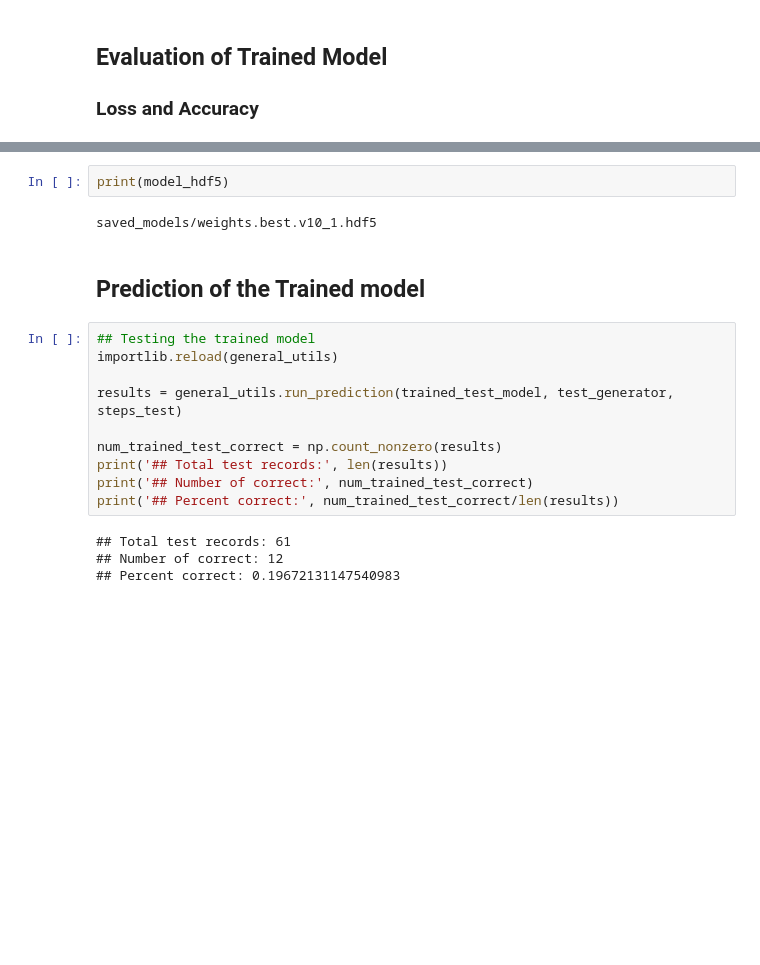
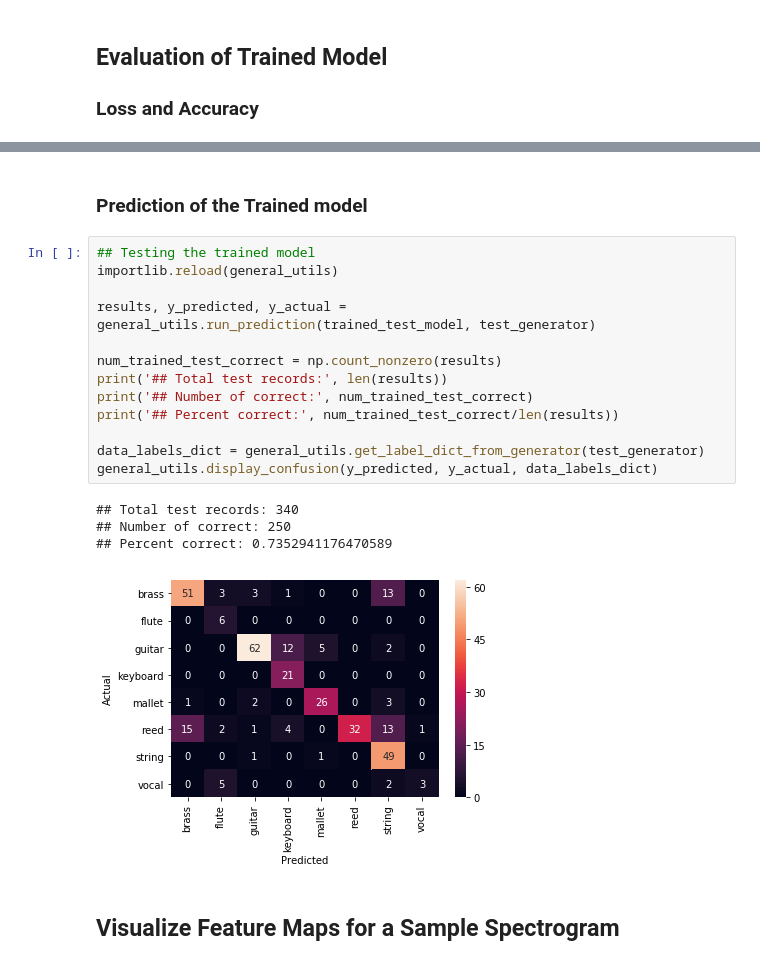
Before and after one commit to sammywachtel/udacity_capstone, a Jupyter notebook: identify_instrument.ipynb, the cells around one changed output, grey strips where cells are left out. Saved outputs shown, nothing was run; the diff lists cells and outputs as text; blank space fills up the shorter version.

```diff
--- a/identify_instrument.ipynb
+++ b/identify_instrument.ipynb
@@ -384,20 +473,22 @@ print('## Loss: ', score_trained[0], ' Accuracy: ', score_trained[1])
-# %%
-print(model_hdf5)
-# %% [output]
-saved_models/weights.best.v10_1.hdf5
 # %% [markdown]
-## Prediction of the Trained model
+### Prediction of the Trained model
 # %%
 ## Testing the trained model
 importlib.reload(general_utils)
 
-results = general_utils.run_prediction(trained_test_model, test_generator, steps_test)
+results, y_predicted, y_actual = general_utils.run_prediction(trained_test_model, test_generator)
 
 num_trained_test_correct = np.count_nonzero(results)
 print('## Total test records:', len(results))
 print('## Number of correct:', num_trained_test_correct)
 print('## Percent correct:', num_trained_test_correct/len(results))
+
+data_labels_dict = general_utils.get_label_dict_from_generator(test_generator)
+general_utils.display_confusion(y_predicted, y_actual, data_labels_dict)
 # %% [output]
-## Total test records: 61
-## Number of correct: 12
-## Percent correct: 0.19672131147540983
+## Total test records: 340
+## Number of correct: 250
+## Percent correct: 0.7352941176470589
+[figure, added]
+# %% [markdown]
+## Visualize Feature Maps for a Sample Spectrogram
```
Also changed, not shown: parts of 29 cells of this notebook, 3 other files.
